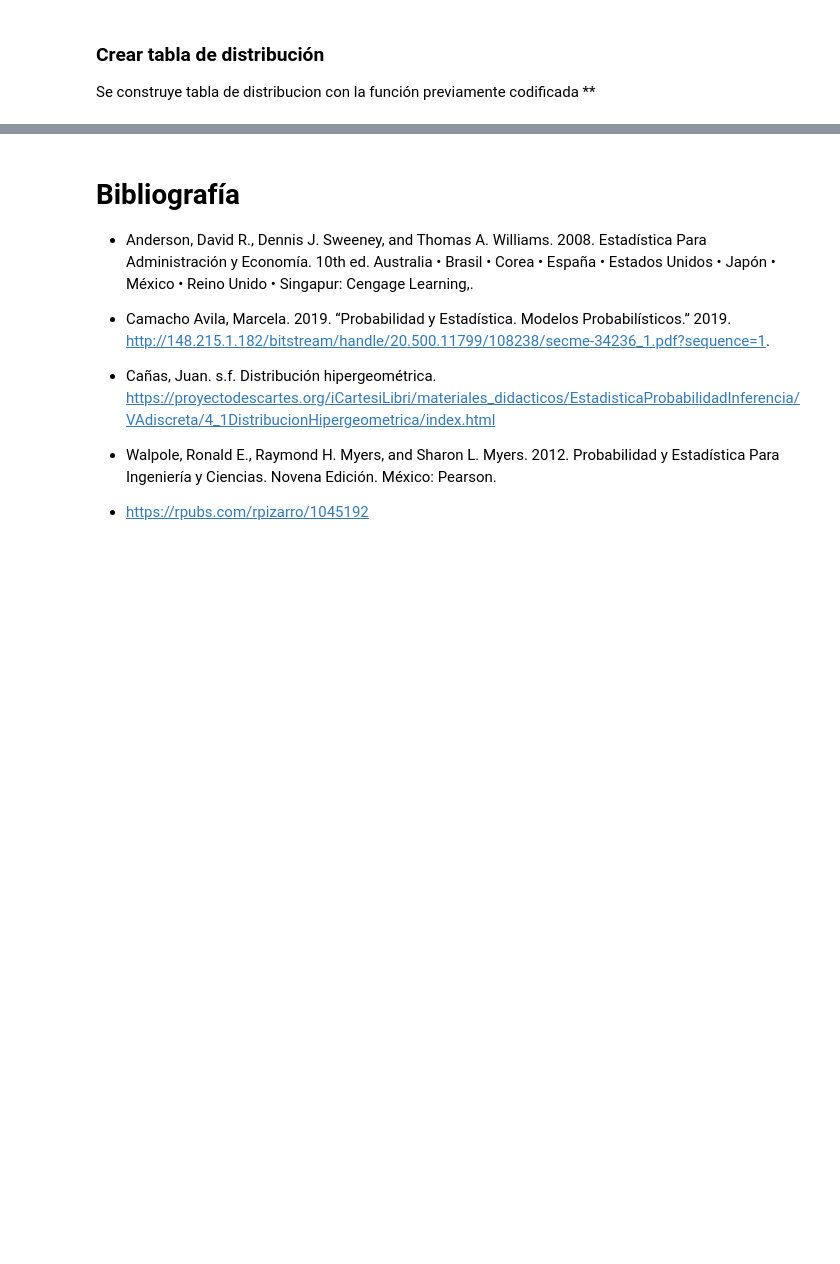
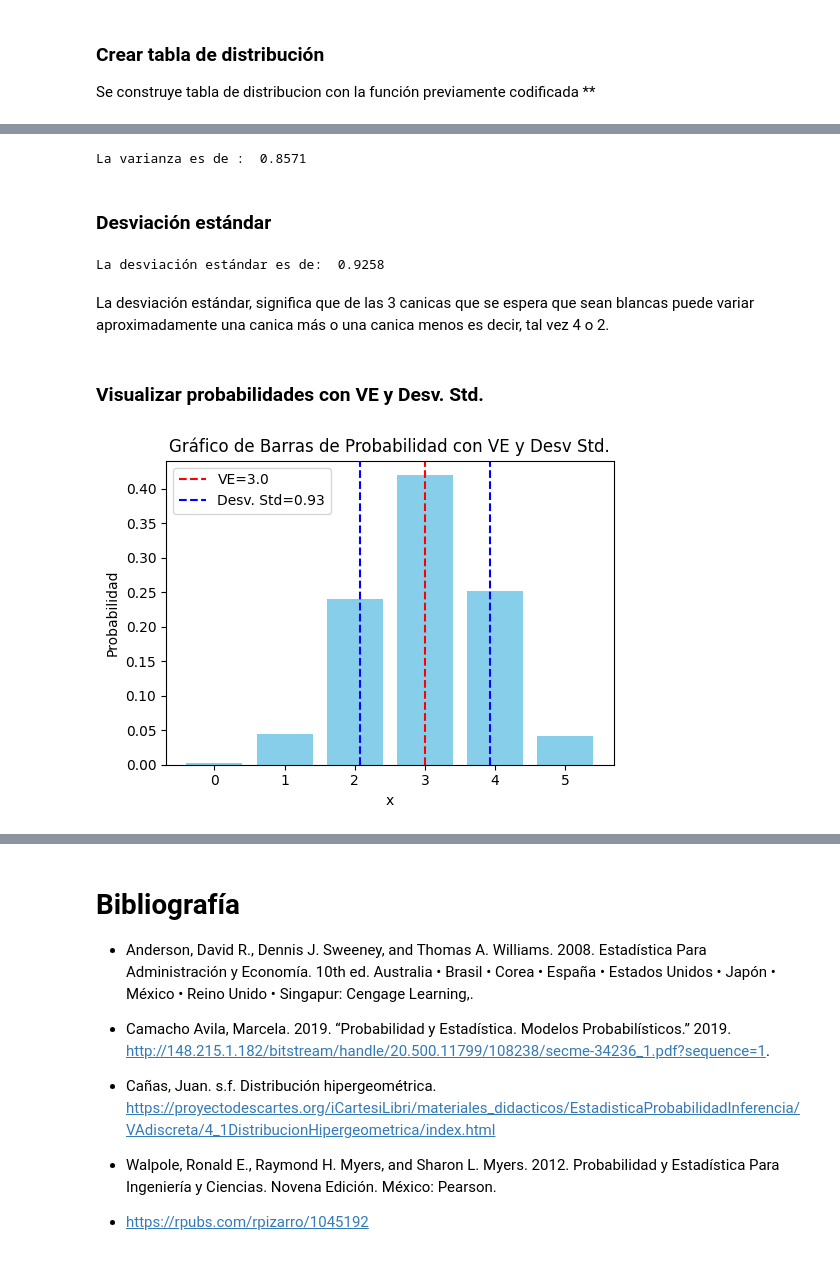
Before and after one commit to rpizarrog/probabilidad-y-estad-stica, a Jupyter notebook: Python 2023/Caso_18_Distribución_hipergeométrica.ipynb, the cells around one changed output, grey strips where cells are left out. Saved outputs shown, nothing was run; the diff lists cells and outputs as text; code cells hidden in the pictures; blank space fills up the shorter version.

```diff
--- a/Python 2023/Caso_18_Distribución_hipergeométrica.ipynb
+++ b/Python 2023/Caso_18_Distribución_hipergeométrica.ipynb
@@ -255,0 +278,22 @@ Responder a las preguntas de probabilidad de cada ejercicio del caso
+# %%
+varianza = VE * (1 - r/N) * ((N-n) / (N-1))
+varianza
+
+print ("La varianza es de : ", np.round(varianza, 4))
+# %% [output]
+La varianza es de :  0.8571
+# %% [markdown]
+### Desviación estándar
+# %%
+desv_std = np.sqrt(varianza)
+print ("La desviación estándar es de: ", np.round(desv_std, 4))
+# %% [output]
+La desviación estándar es de:  0.9258
+# %% [markdown]
+La desviación estándar, significa que de las 3 canicas que se espera que sean blancas puede variar aproximadamente una canica más o una canica menos es decir, tal vez 4 o 2.
+# %% [markdown]
+### Visualizar probabilidades con VE y Desv. Std.
+# %%
+f_graficos_probabilidad_discreta_VE_ds(tabla, VE, desv_std)
+# %% [output]
+[figure, added]
```
Also changed, not shown: parts of 13 cells of this notebook.
